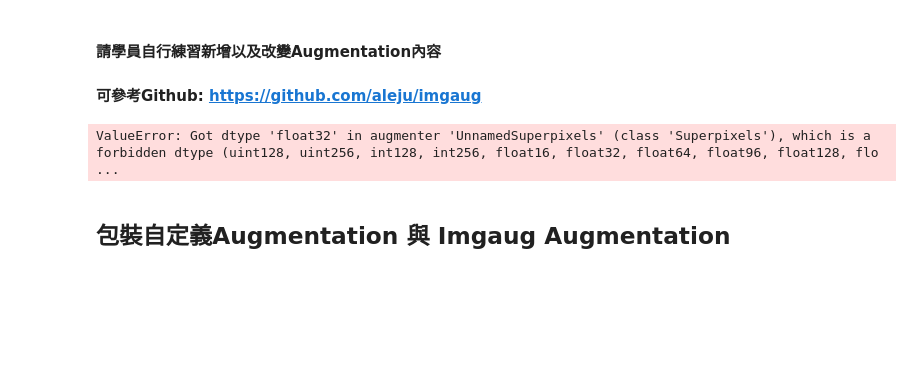
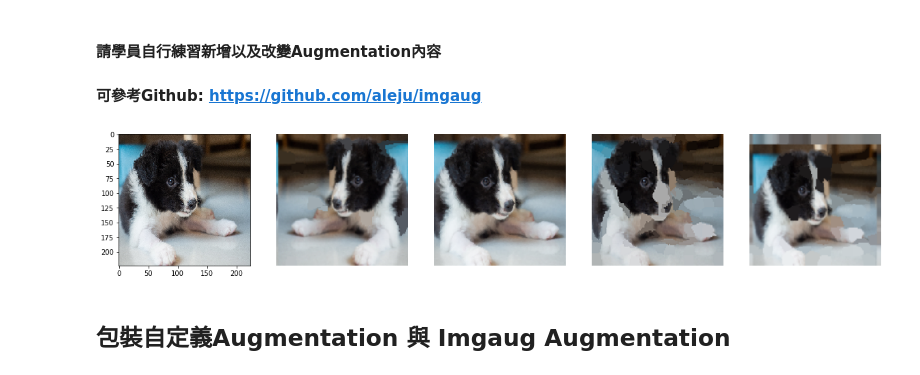
Before and after one commit to steven00012/Test, a Jupyter notebook: Day016_Image Augmentation_HW.ipynb, the cells around one changed output. Drawn from its saved outputs; the diff is of its cells as text; code cells hidden in the pictures; blank space fills up the shorter version.

```diff
--- a/Day016_Image Augmentation_HW.ipynb
+++ b/Day016_Image Augmentation_HW.ipynb
@@ -174,35 +174,35 @@ seq = iaa.Sequential([
         rotate=(-10, 10),
         shear=(-8, 8),
         order=[0, 1],
         cval=(0, 255),
         mode=ia.ALL
     )),
     sometimes(iaa.Superpixels(p_replace=(0, 1.0), n_segments=(20, 200))), # convert images into their superpixel representation
     sometimes(iaa.OneOf([
     iaa.GaussianBlur((0, 3.0)), # blur images
                     iaa.AverageBlur(k=(1,3)), # blur image using local means with kernel sizes between 1 and 3
                     iaa.MedianBlur(k=(3, 5)), # blur image using local medians with kernel sizes between 3 and 5
                 ])),
      sometimes(iaa.Sharpen(alpha=(0, 0.2), lightness=(0.1, 0.4))), # sharpen images
      sometimes(iaa.Emboss(alpha=(0, 0.3), strength=(0, 0.5))), # emboss images
     ],random_order=True)
 
-
+img_combine=img_combine.astype(np.uint8)
 
 images_aug = seq.augment_images(img_combine) ## Image Augmentation
 
 ##畫出來
 i=1
 plt.figure(figsize=(20,20))
 for image in images_aug:
     plt.subplot(1, 5, 1)
     plt.imshow(img_origin.astype(np.uint8))
     plt.subplot(1, 5, i+1)
     plt.imshow(image.astype(np.uint8))
     plt.axis('off')
     i+=1
 # %% [output]
-ValueError: Got dtype 'float32' in augmenter 'UnnamedSuperpixels' (class 'Superpixels'), which is a forbidden dtype (uint128, uint256, int128, int256, float16, float32, float64, float96, float128, flo ...
+[figure, added]
 # %% [markdown]
 ## 包裝自定義Augmentation 與 Imgaug Augmentation
 # %%
```
Also changed, not shown: parts of 1 cell of this notebook.
